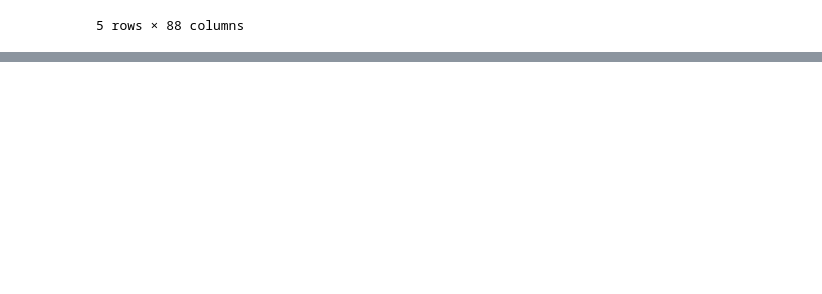
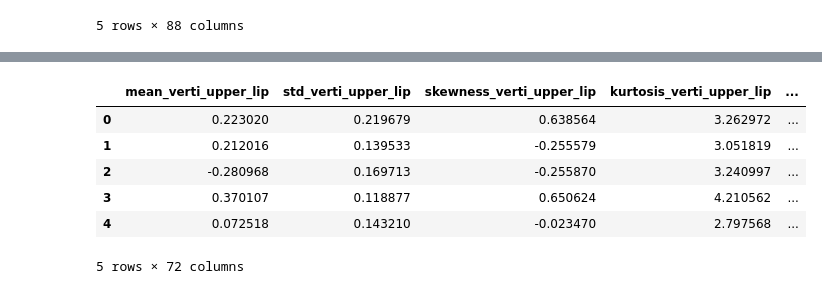
Before and after one commit to kroglkt/CogSci2, a Jupyter notebook: Reading Data.ipynb, the cells around one changed output, grey strips where cells are left out. Saved outputs shown, nothing was run; the diff lists cells and outputs as text; code cells hidden in the pictures; blank space fills up the shorter version.

```diff
--- a/Reading Data.ipynb
+++ b/Reading Data.ipynb
@@ -95,0 +113,29 @@ Index(['speaking_time', 'avg_len_speech_segs', 'num_turns???', 'mean.pitch',
+# %%
+EMO = loadmat('data/Dt_EMOFeatures.mat')
+EMO_feats_mat = EMO['EMOFeatures_58']
+EMO_fails_mat = EMO['EMOFailures_58']
+
+EMO_cols = []
+[EMO_cols.append(x) for x in statistical_measurements('verti_upper_lip')]
+[EMO_cols.append(x) for x in statistical_measurements('verti_lower_lip')]
+[EMO_cols.append(x) for x in statistical_measurements('horis_left_lip')]
+[EMO_cols.append(x) for x in statistical_measurements('verti_left_lip')]
+[EMO_cols.append(x) for x in statistical_measurements('horis_right_lip')]
+[EMO_cols.append(x) for x in statistical_measurements('verti_right_lip')]
+[EMO_cols.append(x) for x in statistical_measurements('right_eyebrow')]
+[EMO_cols.append(x) for x in statistical_measurements('left_eyebrow')]
+[EMO_cols.append(x) for x in statistical_measurements('right_cheek')]
+[EMO_cols.append(x) for x in statistical_measurements('left_cheek')]
+[EMO_cols.append(x) for x in statistical_measurements('right_lid')]
+[EMO_cols.append(x) for x in statistical_measurements('left_lid')]
+
+EMO_feats = unfold_mat(EMO_feats_mat[0], feats=EMO_cols)
+EMO_feats[0].head()
+# %% [output]
+|  | mean_verti_upper_lip | std_verti_upper_lip | skewness_verti_upper_lip | kurtosis_verti_upper_lip | ... |
+| 0 | 0.223020 | 0.219679 | 0.638564 | 3.262972 | ... |
+| 1 | 0.212016 | 0.139533 | -0.255579 | 3.051819 | ... |
+| 2 | -0.280968 | 0.169713 | -0.255870 | 3.240997 | ... |
+| 3 | 0.370107 | 0.118877 | 0.650624 | 4.210562 | ... |
+| 4 | 0.072518 | 0.143210 | -0.023470 | 2.797568 | ... |
+5 rows × 72 columns
```
Also changed, not shown: parts of 3 cells of this notebook.
